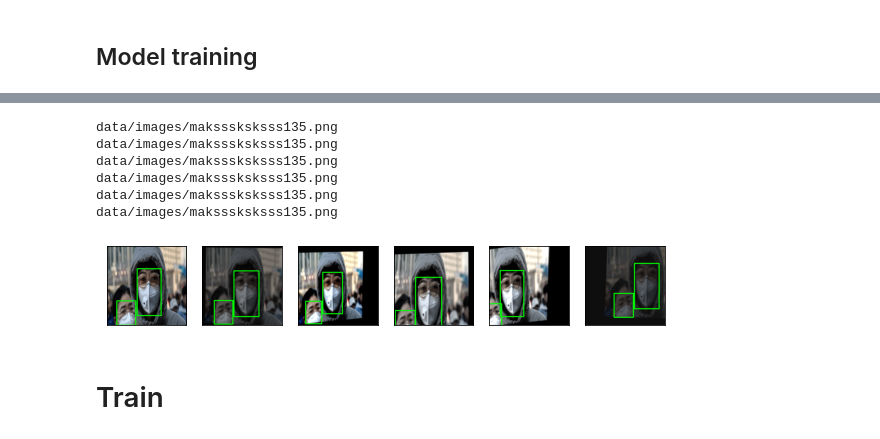
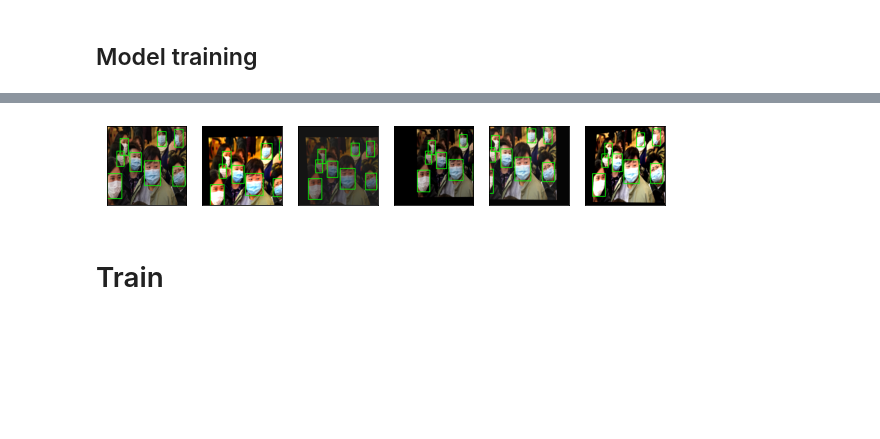
Before and after one commit to erik-koynov/facemaskdetection, a Jupyter notebook: Train.ipynb, the cells around one changed output, grey strips where cells are left out. Saved outputs shown, nothing was run; the diff lists cells and outputs as text; code cells hidden in the pictures; blank space fills up the shorter version.

```diff
--- a/Train.ipynb
+++ b/Train.ipynb
@@ -63,7 +91,7 @@ full_dataset_annotations.loc[:, 'VOCbbox'] = full_dataset_annotations[['object.b
                                                                        "object.bndbox.xmax",
                                                                        "object.bndbox.ymax"]].apply(lambda x: list(x), axis = 1)
 # %%
-label_encoding = {"with_mask":0, "without_mask":1, "mask_weared_incorrect":2}
+label_encoding = {"with_mask":1, "without_mask":2, "mask_weared_incorrect":3}
 # %%
 inv_encoding = {v:k for k,v in label_encoding.items()}
 # %%
@@ -109,13 +137,13 @@ from utils import draw_basic_bbox
 # %%
 from dataset import FaceMaskVOCDataset
 # %%
-ds = FaceMaskVOCDataset(dataset_train, 224, 224, cache = True)
-ds_test = FaceMaskVOCDataset(dataset_test, 224, 224, training=False, cache = True)
+ds = FaceMaskVOCDataset(dataset_train, 320, 320, cache = True, training=True)
+ds_test = FaceMaskVOCDataset(dataset_test, 320, 320, training=False, cache = True)
 # %%
 ds.training = False
 fig = plt.figure(figsize = (10,5))
 ax = fig.subplots(1,6)
-img, targets = ds[0]
+img, targets = ds[5]
 bboxes = targets['boxes'].numpy().astype(int)
 img = img.permute(1,2,0).numpy()
 ax[0].imshow(draw_basic_bbox(img, bboxes))
@@ -124,7 +152,7 @@ ax[0].get_xaxis().set_visible(False)
 
 ds.training = True
 for i in range(1,6):
-    img, targets = ds[0]
+    img, targets = ds[5]
     bboxes = targets['boxes'].numpy().astype(int)
     img = img.permute(1,2,0).numpy()
     ax[i].imshow(draw_basic_bbox(img, bboxes))
@@ -141,9 +169,3 @@ Clipping input data to the valid range for imshow with RGB data ([0..1] for floa
-data/images/maksssksksss135.png
-data/images/maksssksksss135.png
-data/images/maksssksksss135.png
-data/images/maksssksksss135.png
-data/images/maksssksksss135.png
-data/images/maksssksksss135.png
-[figure, old version]
+[figure, new version]
 # %%
 data_loader_train = torch.utils.data.DataLoader(
```
Also changed, not shown: parts of 18 cells of this notebook.
